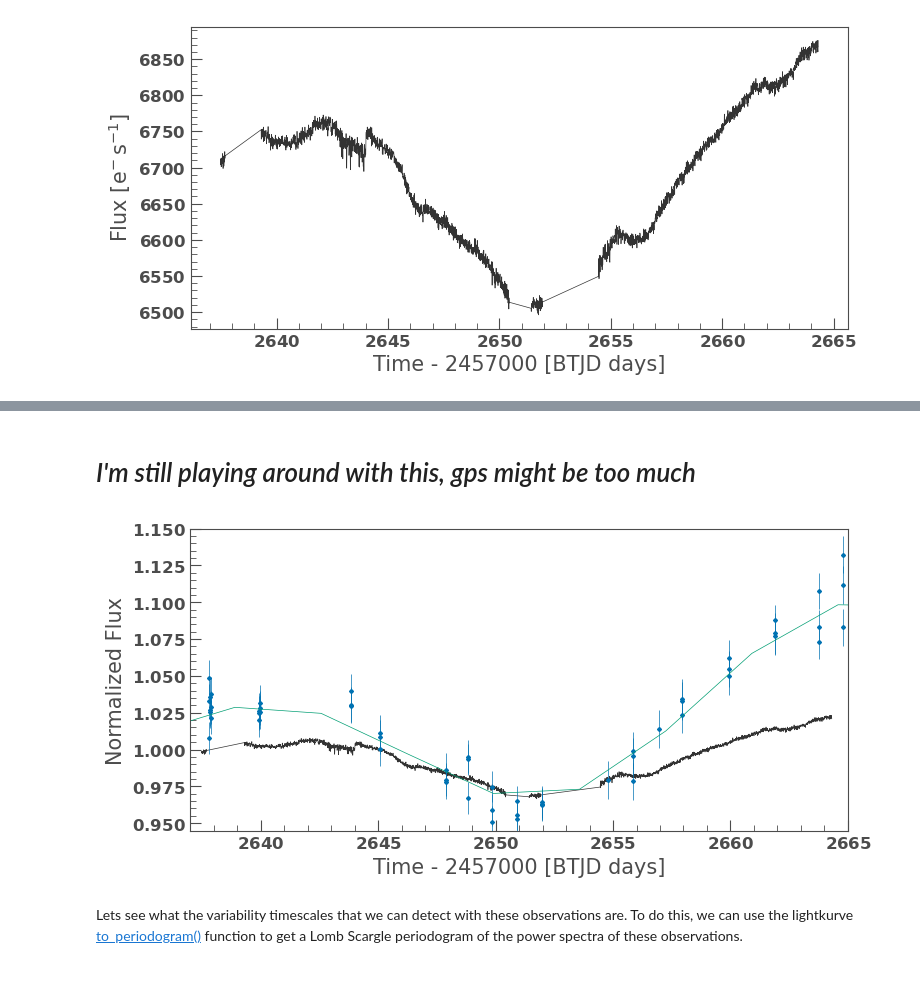
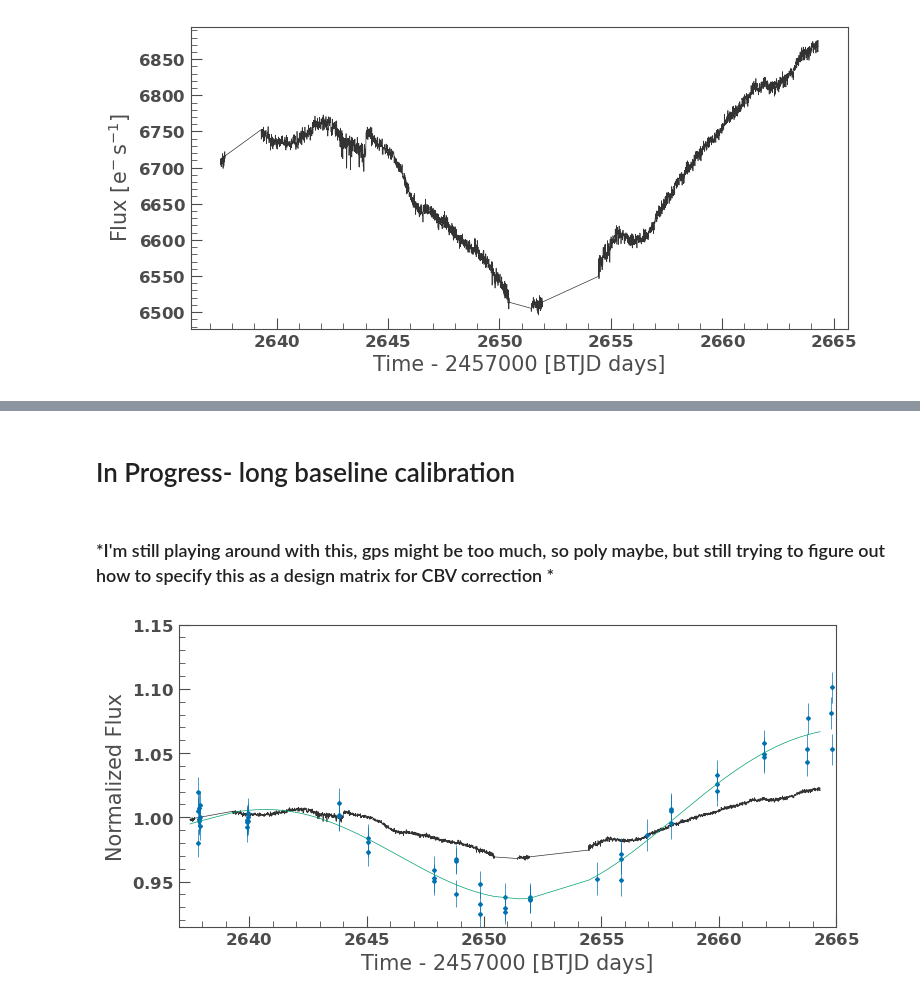
Before and after one commit to tylerapritchard/TESSGI_Tut_NGC4151, a Jupyter notebook: NGC4151.ipynb, the cells around one changed output, grey strips where cells are left out. Cells and saved outputs as stored; diff of their text form; code cells hidden in the pictures.

```diff
--- a/NGC4151.ipynb
+++ b/NGC4151.ipynb
@@ -107,7 +108,7 @@ One thing that can be causing those is the spacecraft pointing,  where the centr
 #Estimate the pointing centroids from the TPF
 c_row,c_col = tpf.estimate_centroids()
 with plt.style.context(MPLSTYLE):
-    ax = plt.figure(figsize=(16, 9)).gca()
+    ax = plt.figure().gca()
     plt.plot(lc.time.value,lc.flux.value/np.nanmedian(lc.flux.value) - 1,label='TESS Data')
     plt.plot(lc.time.value,c_row-np.nanmedian(c_row),alpha=0.5,label='Row Centroid')
     plt.plot(lc.time.value,c_col-np.nanmedian(c_col),alpha=0.5,label='Column Centroid')
@@ -128,7 +129,7 @@ cut = cut1 | cut2
 
 # Plot the flagged/unflagged data
 with plt.style.context(MPLSTYLE):
-    ax = plt.figure(figsize=(16, 9)).gca()
+    ax = plt.figure().gca()
     lc[~cut].plot(ax=ax)
     plt.plot(lc.time.value[cut1],lc.flux.value[cut1])
     plt.plot(lc.time.value[cut2],lc.flux.value[cut2])
@@ -156,13 +154,16 @@ The [All-Sky Automated Survey for Supernovae](https://www.astronomy.ohio-state.e
 # %%
 import pandas as pd
 asas=pd.read_csv('ngc4151_asas.csv')
-lc_norm=lc.normalize()
+cut=(asas.HJD-2457000 > 2630) & (asas.HJD-2457000 < 2675)
+asas=asas[cut]
 # %%
 with plt.style.context(MPLSTYLE):
     fig, ax = plt.subplots()
-    lc_norm.plot(ax=ax)
-    ax.errorbar(asas.HJD-2457000,asas.flux/np.median(asas.flux),yerr=asas.flux_err/np.median(asas.flux),
+    lc.plot(ax=ax,normalize=True)
+    plt.plot(lc.time.value,lc.flux.value/np.nanmedian(lc.flux.value),color='k',label='TESS Data')
+    plt.errorbar(asas.HJD-2457000,asas.flux/np.median(asas.flux),yerr=asas.flux_err/np.median(asas.flux),
                 fmt='D',label='ASAS-SN g-band')
-    ax.set_ylim(0.945,1.15)
+    ax.set_ylim(0.915,1.125)
     ax.set_xlim(2637,2665)
+    ax.legend(loc=2)
 # %% [output]
@@ -174,5 +191,7 @@ The ASAS-SN observations appear to have an over-all similar long-timescale behav
+# %% [markdown]
+# In Progress- long baseline calibration
 # %% [markdown]
-# *I'm still playing around with this, gps might be too much*
+### *I'm still playing around with this, gps might be too much, so poly maybe, but still trying to figure out how to specify this as a design matrix for CBV correction *
 # %%
 from sklearn.gaussian_process import GaussianProcessRegressor
 from sklearn.gaussian_process.kernels import RBF, WhiteKernel, Matern
@@ -197,13 +217,11 @@ gp_sig = gpinterp(asas.HJD-2457000, asas.flux/np.median(asas.flux))
 # %%
 with plt.style.context(MPLSTYLE):
     fig, ax = plt.subplots()
-    lc_norm.plot(ax=ax)
+    lc.plot(ax=ax,normalize=True)
     ax.errorbar(asas.HJD-2457000,asas.flux/np.median(asas.flux),yerr=asas.flux_err/np.median(asas.flux),
                 fmt='D',label='ASAS-SN g-band')
     ax.errorbar(gp_t,gp_f)
-    ax.set_ylim(0.945,1.15)
+    ax.set_ylim(0.915,1.15)
     ax.set_xlim(2637,2665)
 # %% [output]
-[figure, old version]
+[figure, new version]
-# %% [markdown]
-Lets see what the variability timescales that we can detect with these observations are.  To do this, we can use the lightkurve [to_periodogram()](https://docs.lightkurve.org/reference/api/lightkurve.LightCurve.to_periodogram.html#) function to get a Lomb Scargle periodogram of the power spectra of these observations.
```
Also changed, not shown: parts of 18 cells of this notebook.
